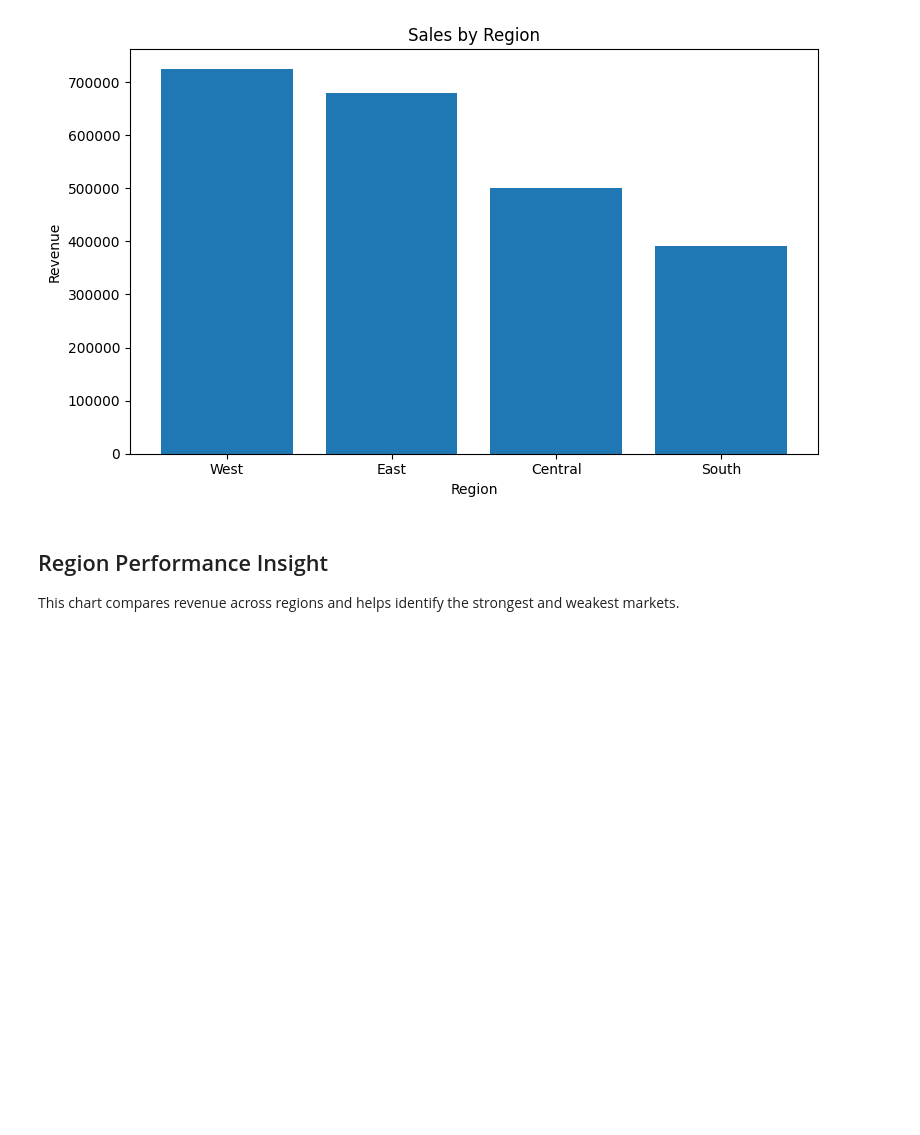
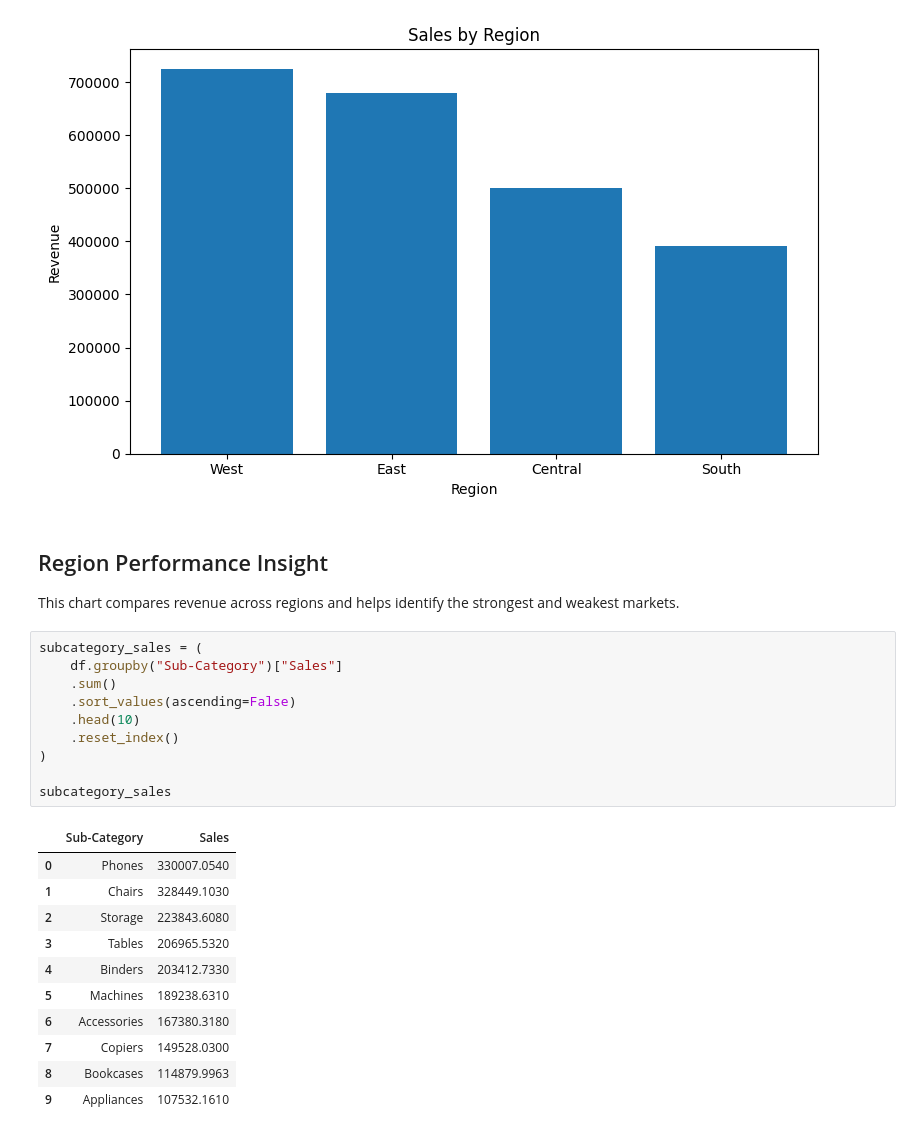
Before and after one commit to StojkoskiT/data-science-portfolio, a Jupyter notebook: projects/ecommerce_kpi_dashboard/notebooks/kpi_analysis.ipynb, the cells around one changed output. Cells and saved outputs as stored; diff of their text form; blank space fills up the shorter version.

```diff
--- a/projects/ecommerce_kpi_dashboard/notebooks/kpi_analysis.ipynb
+++ b/projects/ecommerce_kpi_dashboard/notebooks/kpi_analysis.ipynb
@@ -141,3 +141,25 @@ plt.show()
 ## Region Performance Insight
 
 This chart compares revenue across regions and helps identify the strongest and weakest markets.
+# %%
+subcategory_sales = (
+    df.groupby("Sub-Category")["Sales"]
+    .sum()
+    .sort_values(ascending=False)
+    .head(10)
+    .reset_index()
+)
+
+subcategory_sales
+# %% [output]
+|  | Sub-Category | Sales |
+| 0 | Phones | 330007.0540 |
+| 1 | Chairs | 328449.1030 |
+| 2 | Storage | 223843.6080 |
+| 3 | Tables | 206965.5320 |
+| 4 | Binders | 203412.7330 |
+| 5 | Machines | 189238.6310 |
+| 6 | Accessories | 167380.3180 |
+| 7 | Copiers | 149528.0300 |
+| 8 | Bookcases | 114879.9963 |
+| 9 | Appliances | 107532.1610 |
```
Also changed, not shown: parts of 2 cells of this notebook.
